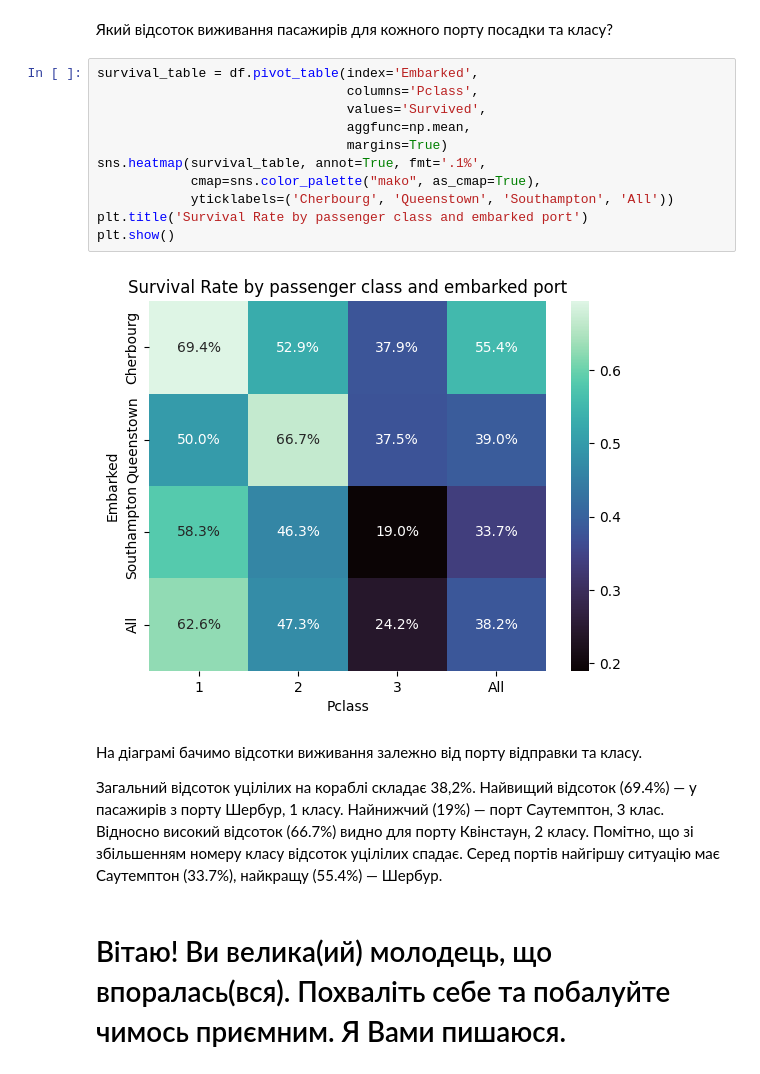
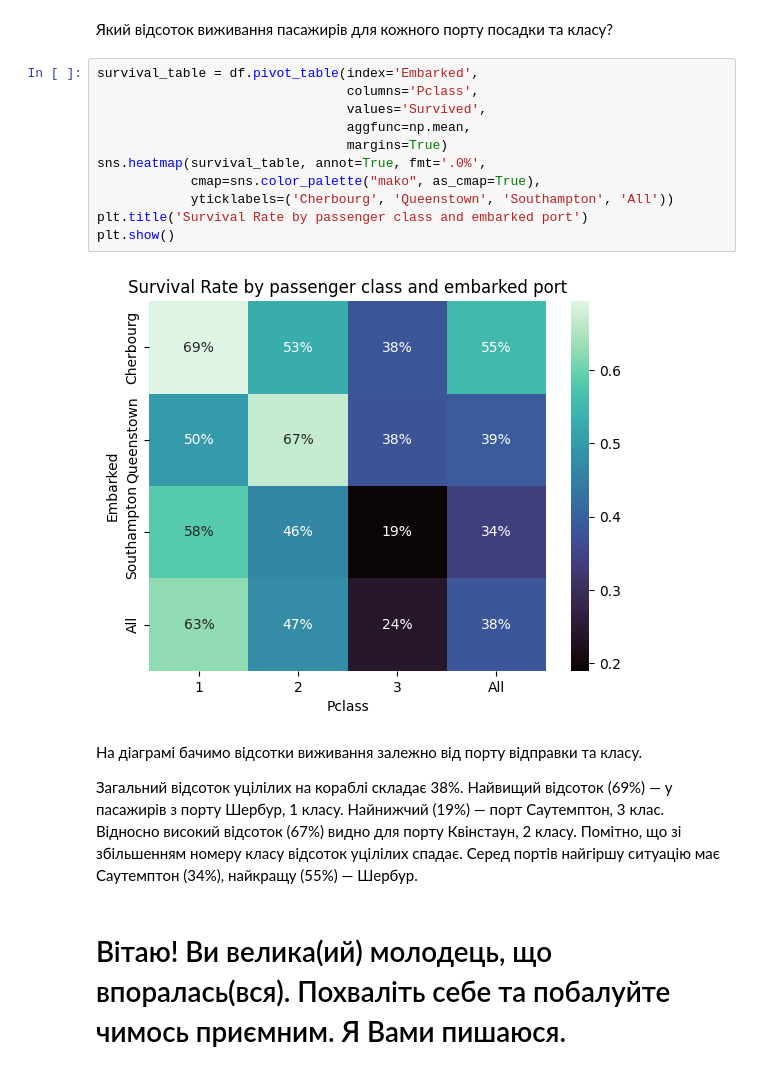
Before and after one commit to dmytryk28/python-for-big-data-and-data-science, a Jupyter notebook: Shvets_10.ipynb, the cells around one changed output. Cells and saved outputs as stored; diff of their text form.

```diff
--- a/Shvets_10.ipynb
+++ b/Shvets_10.ipynb
@@ -155,20 +155,20 @@ plt.show()
 # %%
 survival_table = df.pivot_table(index='Embarked',
                                 columns='Pclass',
                                 values='Survived',
                                 aggfunc=np.mean,
                                 margins=True)
-sns.heatmap(survival_table, annot=True, fmt='.1%',
+sns.heatmap(survival_table, annot=True, fmt='.0%',
             cmap=sns.color_palette("mako", as_cmap=True),
             yticklabels=('Cherbourg', 'Queenstown', 'Southampton', 'All'))
 plt.title('Survival Rate by passenger class and embarked port')
 plt.show()
 # %% [output]
-[figure, old version]
+[figure, new version]
 # %% [markdown]
 На діаграмі бачимо відсотки виживання залежно від порту відправки та класу.
 
-Загальний відсоток уцілілих на кораблі складає 38,2%. Найвищий відсоток (69.4%) — у пасажирів з порту Шербур, 1 класу. Найнижчий (19%) — порт Саутемптон, 3 клас. Відносно високий відсоток (66.7%) видно для порту Квінстаун, 2 класу. Помітно, що зі збільшенням номеру класу відсоток уцілілих спадає. Серед портів найгіршу ситуацію має Саутемптон (33.7%), найкращу (55.4%) — Шербур.
+Загальний відсоток уцілілих на кораблі складає 38%. Найвищий відсоток (69%) — у пасажирів з порту Шербур, 1 класу. Найнижчий (19%) — порт Саутемптон, 3 клас. Відносно високий відсоток (67%) видно для порту Квінстаун, 2 класу. Помітно, що зі збільшенням номеру класу відсоток уцілілих спадає. Серед портів найгіршу ситуацію має Саутемптон (34%), найкращу (55%) — Шербур.
 # %% [markdown]
 # Вітаю! Ви велика(ий) молодець, що впоралась(вся). Похваліть себе та побалуйте чимось приємним. Я Вами пишаюся.
 # %% [markdown]
```
